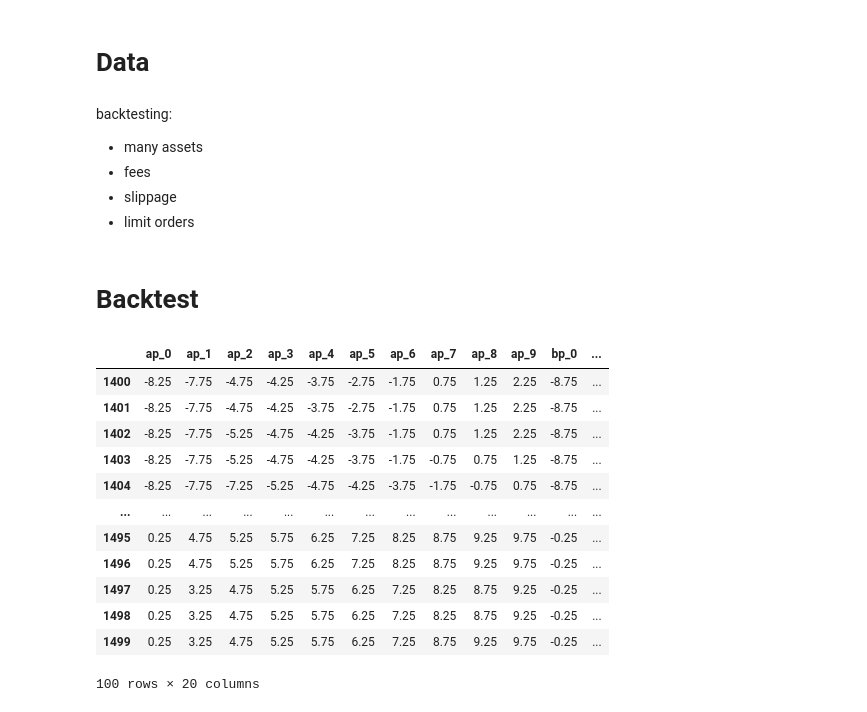
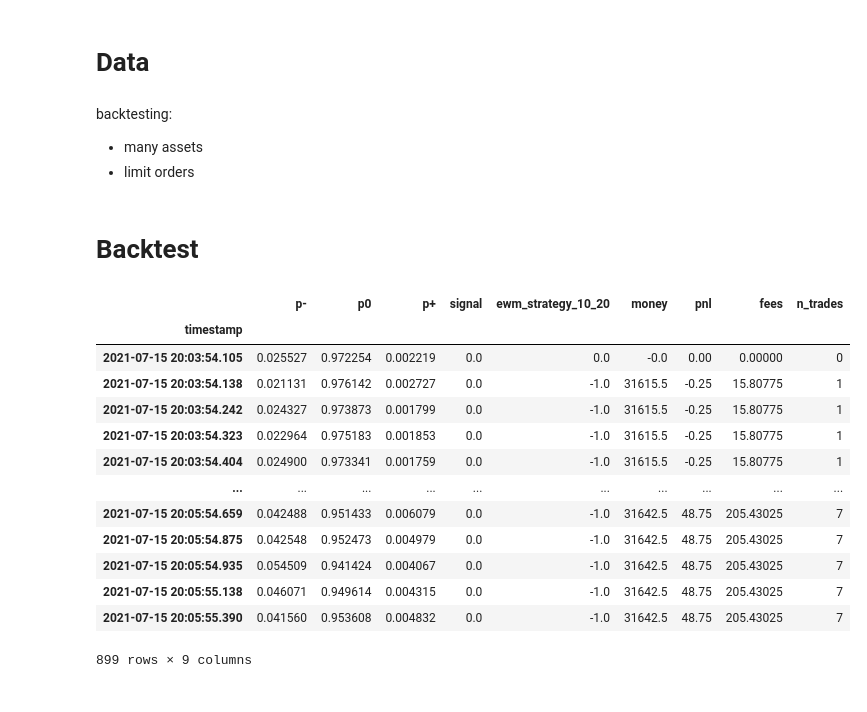
Before and after one commit to starovoitovs/deribot, a Jupyter notebook: backtest.ipynb, the cells around one changed output. Cells and saved outputs as stored; diff of their text form; code cells hidden in the pictures.

```diff
--- a/backtest.ipynb
+++ b/backtest.ipynb
@@ -78,9 +85,6 @@ COM = 10
 # ewm strategy scaling of indicators
 GAMMA = 20
 
-# features
-FEATURES = ['timestamp_diff']
-
-DEPTH = 20
-
-MODEL = '20210714_000000'
+N_FEATURES = 1
+DEPTH = 10
+MODEL = '20210729_121809'
@@ -100,8 +100,6 @@ model.load_weights(f'_output/models/{MODEL}.h5')
 backtesting:
 
 * many assets
-* fees
-* slippage
 * limit orders
 # %% [markdown]
 # Backtest
@@ -162,33 +106,28 @@ def create_strategy(df, gamma=1, com=10):
-# %%
-dfx = pd.read_csv('_input/data/20210712_000000.csv')[1400:1500]
-bid, ask = dfx.iloc[-1][['best_bid_price', 'best_ask_price']]
-mid_price = (bid + ask) / 2
-dfx.loc[:, apcs + bpcs] = dfx.loc[:, apcs + bpcs].sub(mid_price)
-# %% [output]
-|  | ap_0 | ap_1 | ap_2 | ap_3 | ap_4 | ap_5 | ap_6 | ap_7 | ap_8 | ap_9 | bp_0 | ... |
-| 1400 | -8.25 | -7.75 | -4.75 | -4.25 | -3.75 | -2.75 | -1.75 | 0.75 | 1.25 | 2.25 | -8.75 | ... |
-| 1401 | -8.25 | -7.75 | -4.75 | -4.25 | -3.75 | -2.75 | -1.75 | 0.75 | 1.25 | 2.25 | -8.75 | ... |
-| 1402 | -8.25 | -7.75 | -5.25 | -4.75 | -4.25 | -3.75 | -1.75 | 0.75 | 1.25 | 2.25 | -8.75 | ... |
-| 1403 | -8.25 | -7.75 | -5.25 | -4.75 | -4.25 | -3.75 | -1.75 | -0.75 | 0.75 | 1.25 | -8.75 | ... |
-| 1404 | -8.25 | -7.75 | -7.25 | -5.25 | -4.75 | -4.25 | -3.75 | -1.75 | -0.75 | 0.75 | -8.75 | ... |
-| ... | ... | ... | ... | ... | ... | ... | ... | ... | ... | ... | ... | ... |
-| 1495 | 0.25 | 4.75 | 5.25 | 5.75 | 6.25 | 7.25 | 8.25 | 8.75 | 9.25 | 9.75 | -0.25 | ... |
-| 1496 | 0.25 | 4.75 | 5.25 | 5.75 | 6.25 | 7.25 | 8.25 | 8.75 | 9.25 | 9.75 | -0.25 | ... |
-| 1497 | 0.25 | 3.25 | 4.75 | 5.25 | 5.75 | 6.25 | 7.25 | 8.25 | 8.75 | 9.25 | -0.25 | ... |
-| 1498 | 0.25 | 3.25 | 4.75 | 5.25 | 5.75 | 6.25 | 7.25 | 8.25 | 8.75 | 9.25 | -0.25 | ... |
-| 1499 | 0.25 | 3.25 | 4.75 | 5.25 | 5.75 | 6.25 | 7.25 | 8.75 | 9.25 | 9.75 | -0.25 | ... |
-100 rows × 20 columns
 # %%
 # load backtest dataset
-df = pd.read_csv('_input/data/20210712_000000.csv')
+df = pd.read_csv('_input/data/20210715_200339.csv')[:1000]
 df.index = pd.to_datetime(df['timestamp']*1000*1000)
 assert df.index.is_unique
 
-# prepare backtest dataset
-df = prepare_df1(df)
+df20 = create_strategy(df, model, depth=DEPTH, gamma=GAMMA, com=COM)
+df20
 
-df20 = create_strategy(df, gamma=GAMMA, com=COM)
 #df20.style.background_gradient(cmap='coolwarm', subset=(dff.index, ['y2', 'strategy', 'ewm_strategy_10']))
+# %% [output]
+|  | p- | p0 | p+ | signal | ewm_strategy_10_20 | money | pnl | fees | n_trades |
+| timestamp |  |  |  |  |  |  |  |  |  |
+| 2021-07-15 20:03:54.105 | 0.025527 | 0.972254 | 0.002219 | 0.0 | 0.0 | -0.0 | 0.00 | 0.00000 | 0 |
+| 2021-07-15 20:03:54.138 | 0.021131 | 0.976142 | 0.002727 | 0.0 | -1.0 | 31615.5 | -0.25 | 15.80775 | 1 |
+| 2021-07-15 20:03:54.242 | 0.024327 | 0.973873 | 0.001799 | 0.0 | -1.0 | 31615.5 | -0.25 | 15.80775 | 1 |
+| 2021-07-15 20:03:54.323 | 0.022964 | 0.975183 | 0.001853 | 0.0 | -1.0 | 31615.5 | -0.25 | 15.80775 | 1 |
+| 2021-07-15 20:03:54.404 | 0.024900 | 0.973341 | 0.001759 | 0.0 | -1.0 | 31615.5 | -0.25 | 15.80775 | 1 |
+| ... | ... | ... | ... | ... | ... | ... | ... | ... | ... |
+| 2021-07-15 20:05:54.659 | 0.042488 | 0.951433 | 0.006079 | 0.0 | -1.0 | 31642.5 | 48.75 | 205.43025 | 7 |
+| 2021-07-15 20:05:54.875 | 0.042548 | 0.952473 | 0.004979 | 0.0 | -1.0 | 31642.5 | 48.75 | 205.43025 | 7 |
+| 2021-07-15 20:05:54.935 | 0.054509 | 0.941424 | 0.004067 | 0.0 | -1.0 | 31642.5 | 48.75 | 205.43025 | 7 |
+| 2021-07-15 20:05:55.138 | 0.046071 | 0.949614 | 0.004315 | 0.0 | -1.0 | 31642.5 | 48.75 | 205.43025 | 7 |
+| 2021-07-15 20:05:55.390 | 0.041560 | 0.953608 | 0.004832 | 0.0 | -1.0 | 31642.5 | 48.75 | 205.43025 | 7 |
+899 rows × 9 columns
 # %%
 STEP = 100000
 OFFSET = 0
```
Also changed, not shown: parts of 9 cells of this notebook, 4 other files.
